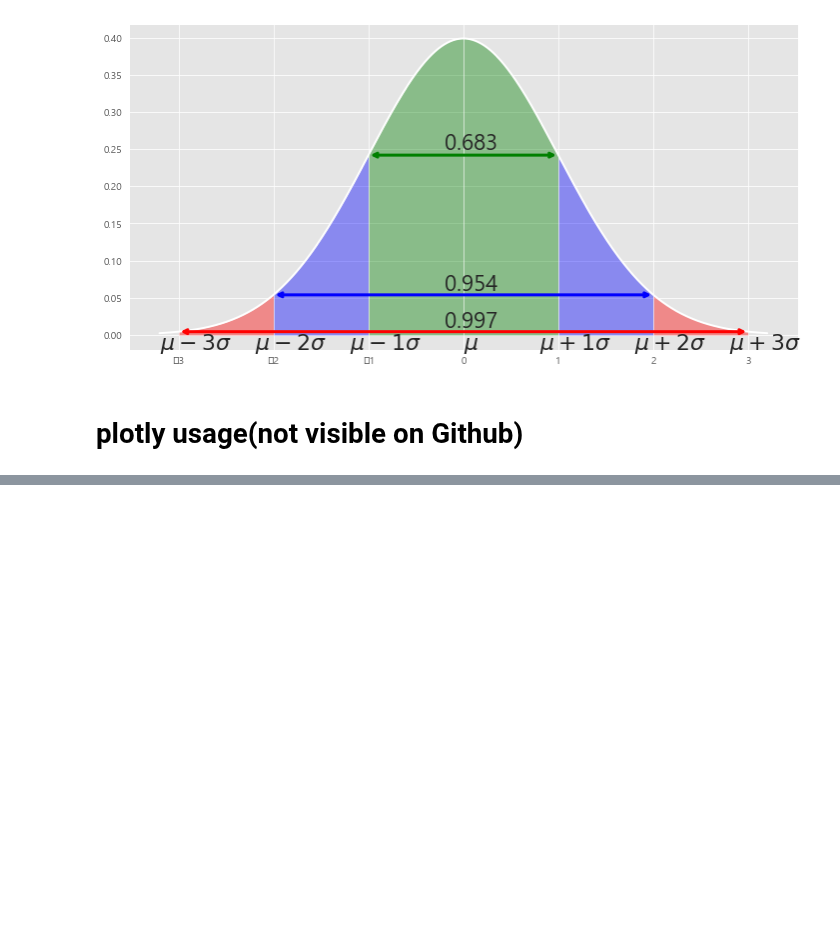
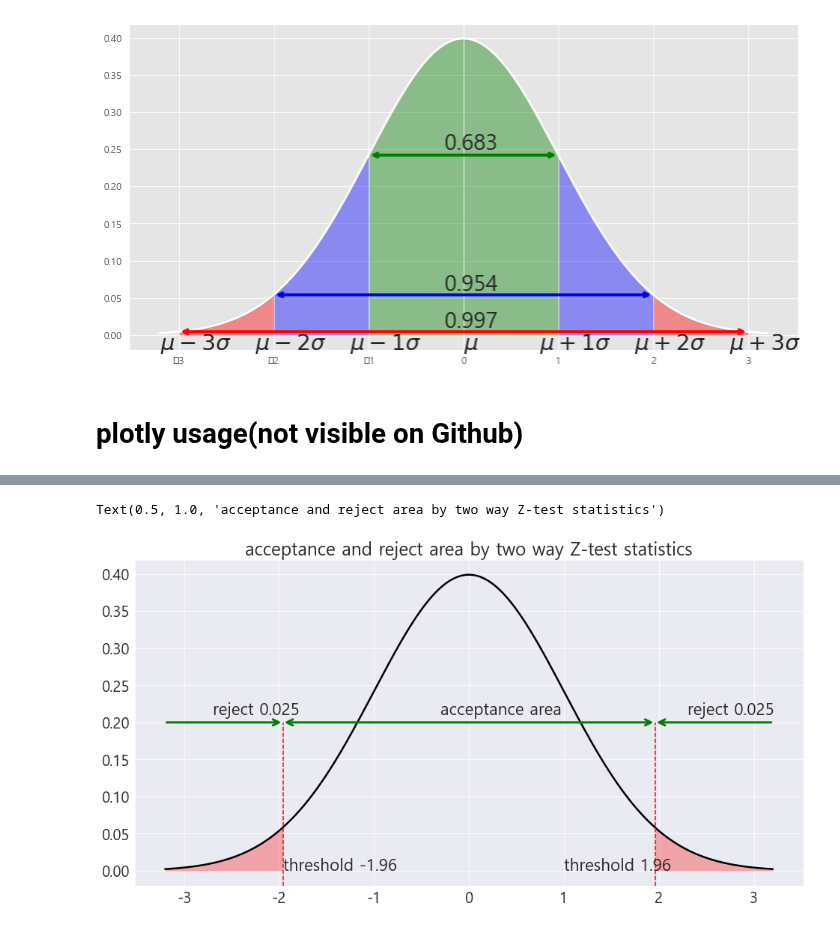
Before and after one commit to OliverJoo/quant_modeling, a Jupyter notebook: Basic_Finance/test_draw.ipynb, the cells around one changed output, grey strips where cells are left out. Cells and saved outputs as stored; diff of their text form; code cells hidden in the pictures; blank space fills up the shorter version.

Commit message:
add test statistics graph

```diff
--- a/Basic_Finance/test_draw.ipynb
+++ b/Basic_Finance/test_draw.ipynb
@@ -254,3 +255,58 @@ fig.update_layout(title_text ='2 Normal distributions that have different Mean &
 fig.show()
 # %% [output]
 [interactive output not drawn]
+# %%
+import scipy
+import matplotlib.pyplot as plt
+import platform
+from matplotlib import rc
+import numpy as np
+
+# for korean language
+if platform.system() == 'Darwin':
+    plt.rc('font', family='AppleGothic')
+else:
+    plt.rc('font', family='Malgun Gothic')
+
+plt.rcParams['axes.unicode_minus'] = False
+plt.rc('font', size=20)
+plt.rc('figure', figsize=[16, 8])
+
+x = np.linspace(-3.2, 3.2, 1000)
+iq = scipy.stats.norm(0, 1)
+
+crit_val_p = 1.96
+crit_val_n = -1.96
+alpha = 0.05
+
+# draw normal distribution
+plt.plot(x, iq.pdf(x), 'black', lw=2.5)
+
+# add red broken red line
+plt.axvline(x=crit_val_p, ymax=0.5, color='red', linestyle='dashed', lw=1.5)
+plt.axvline(x=crit_val_n, ymax=0.5, color='red', linestyle='dashed', lw=1.5)
+
+# filling the color by crit_val
+plt.fill_between(x[x > crit_val_p], 0, scipy.stats.norm.pdf(x)[x > crit_val_p].flatten(), alpha=0.3, linewidth=0,
+                 color='red')
+plt.fill_between(x[x < crit_val_n], 0, scipy.stats.norm.pdf(x)[x < crit_val_n].flatten(), alpha=0.3, linewidth=0,
+                 color='red')
+
+plt.annotate('', xy=(crit_val_n, 0.2), xytext=(crit_val_p, 0.2),
+             arrowprops=dict(arrowstyle="<->", connectionstyle='arc3', color='green', lw=3))
+plt.annotate('', xy=(crit_val_n, 0.2), xytext=(-3.2, 0.2),
+             arrowprops=dict(arrowstyle="->", connectionstyle='arc3', color='green', lw=3))
+plt.annotate('', xy=(crit_val_p, 0.2), xytext=(3.2, 0.2),
+             arrowprops=dict(arrowstyle="->", connectionstyle='arc3', color='green', lw=3))
+
+# add text on the graph
+plt.text(-0.3, 0.21, 'acceptance area', size=22)
+plt.text(-2.7, 0.21, f'reject {alpha/2.}', size=22)
+plt.text(2.3, 0.21, f'reject {alpha/2.}', size=22)
+plt.text(-1.96, 0, f'threshold {crit_val_n}', size=22)
+plt.text(1, 0, f'threshold {crit_val_p}', size=22)
+
+plt.title('acceptance and reject area by two way Z-test statistics')
+# %% [output]
+Text(0.5, 1.0, 'acceptance and reject area by two way Z-test statistics')
+[figure, added]
```
Also changed, not shown: parts of 2 cells of this notebook, 1 other file.
